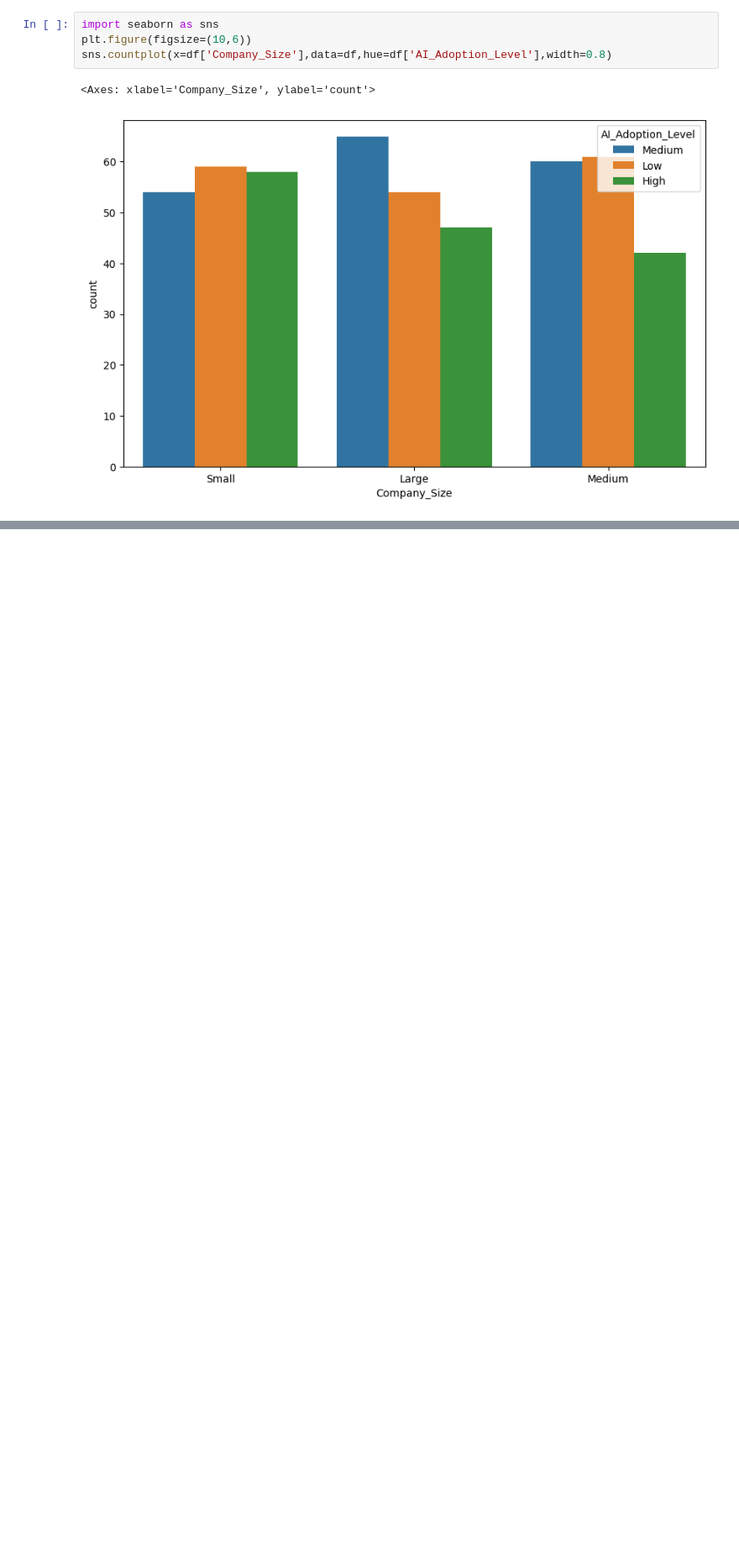
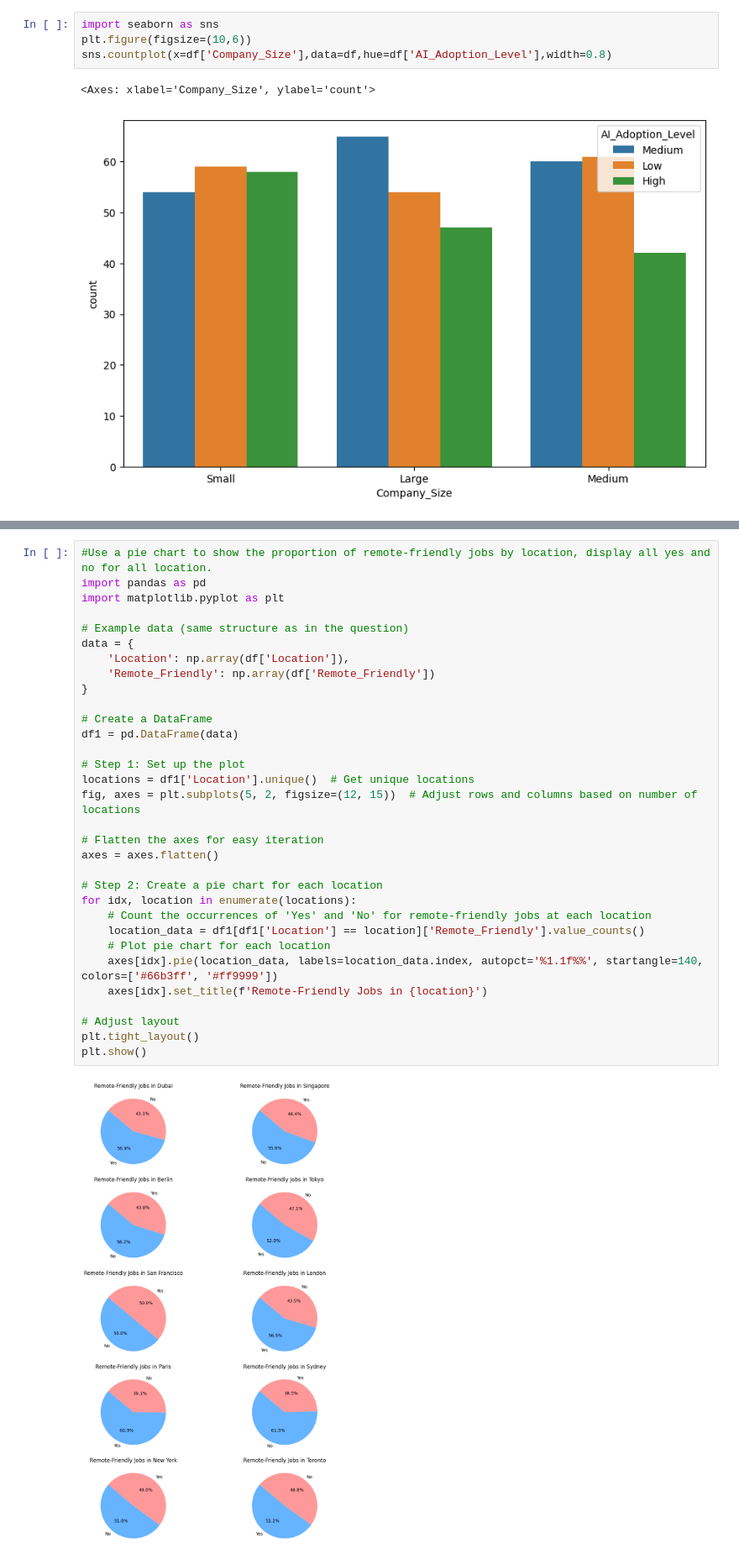
Before and after one commit to Lam2y/Data-Analytics, a Jupyter notebook: Datasets/AI Job Market Insights/AI Job Market Insights.ipynb, the cells around one changed output, grey strips where cells are left out. Shown at 84% size. Saved outputs shown, nothing was run; the diff lists cells and outputs as text; blank space fills up the shorter version.

```diff
--- a/Datasets/AI Job Market Insights/AI Job Market Insights.ipynb
+++ b/Datasets/AI Job Market Insights/AI Job Market Insights.ipynb
@@ -85,0 +113,34 @@ sns.countplot(x=df['Company_Size'],data=df,hue=df['AI_Adoption_Level'],width=0.8
+# %%
+#Use a pie chart to show the proportion of remote-friendly jobs by location, display all yes and no for all location.
+import pandas as pd
+import matplotlib.pyplot as plt
+
+# Example data (same structure as in the question)
+data = {
+    'Location': np.array(df['Location']),
+    'Remote_Friendly': np.array(df['Remote_Friendly'])
+}
+
+# Create a DataFrame
+df1 = pd.DataFrame(data)
+
+# Step 1: Set up the plot
+locations = df1['Location'].unique()  # Get unique locations
+fig, axes = plt.subplots(5, 2, figsize=(12, 15))  # Adjust rows and columns based on number of locations
+
+# Flatten the axes for easy iteration
+axes = axes.flatten()
+
+# Step 2: Create a pie chart for each location
+for idx, location in enumerate(locations):
+    # Count the occurrences of 'Yes' and 'No' for remote-friendly jobs at each location
+    location_data = df1[df1['Location'] == location]['Remote_Friendly'].value_counts()
+    # Plot pie chart for each location
+    axes[idx].pie(location_data, labels=location_data.index, autopct='%1.1f%%', startangle=140, colors=['#66b3ff', '#ff9999'])
+    axes[idx].set_title(f'Remote-Friendly Jobs in {location}')
+
+# Adjust layout
+plt.tight_layout()
+plt.show()
+# %% [output]
+[figure, added]
```
Also changed, not shown: parts of 11 cells of this notebook, 3 other files.
